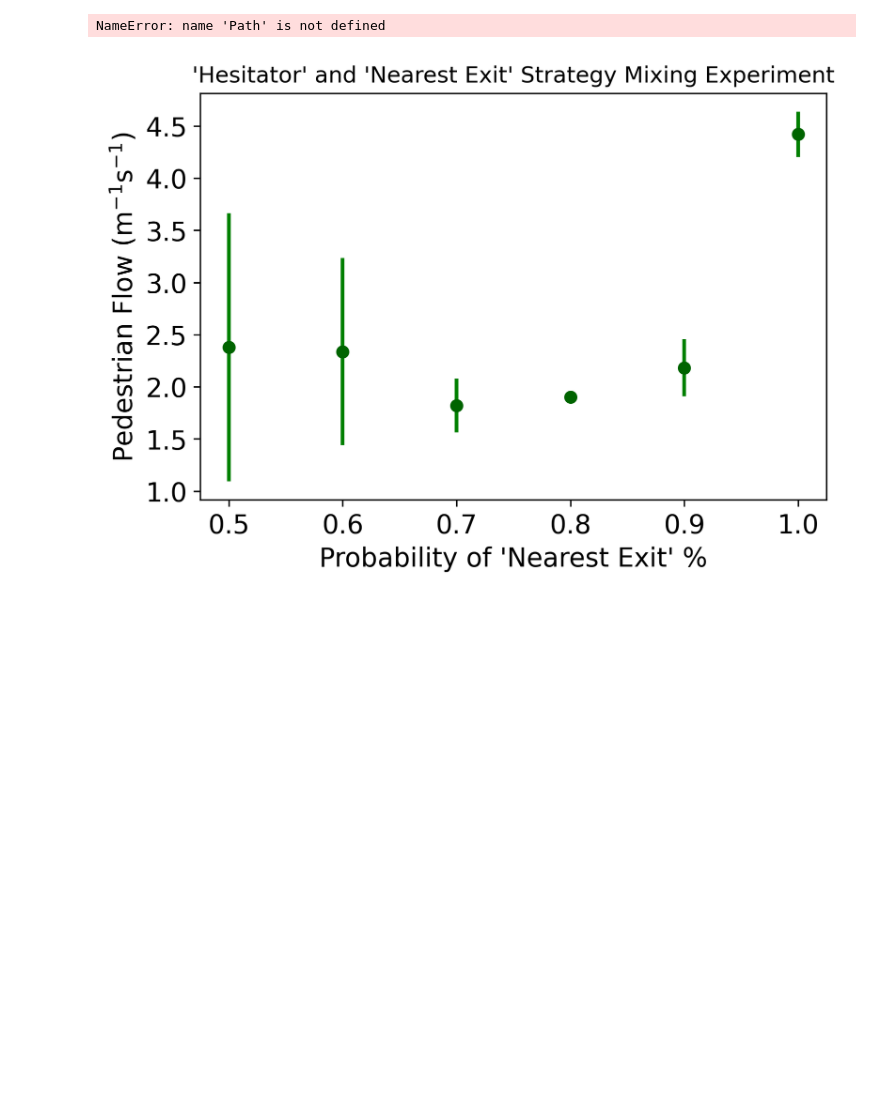
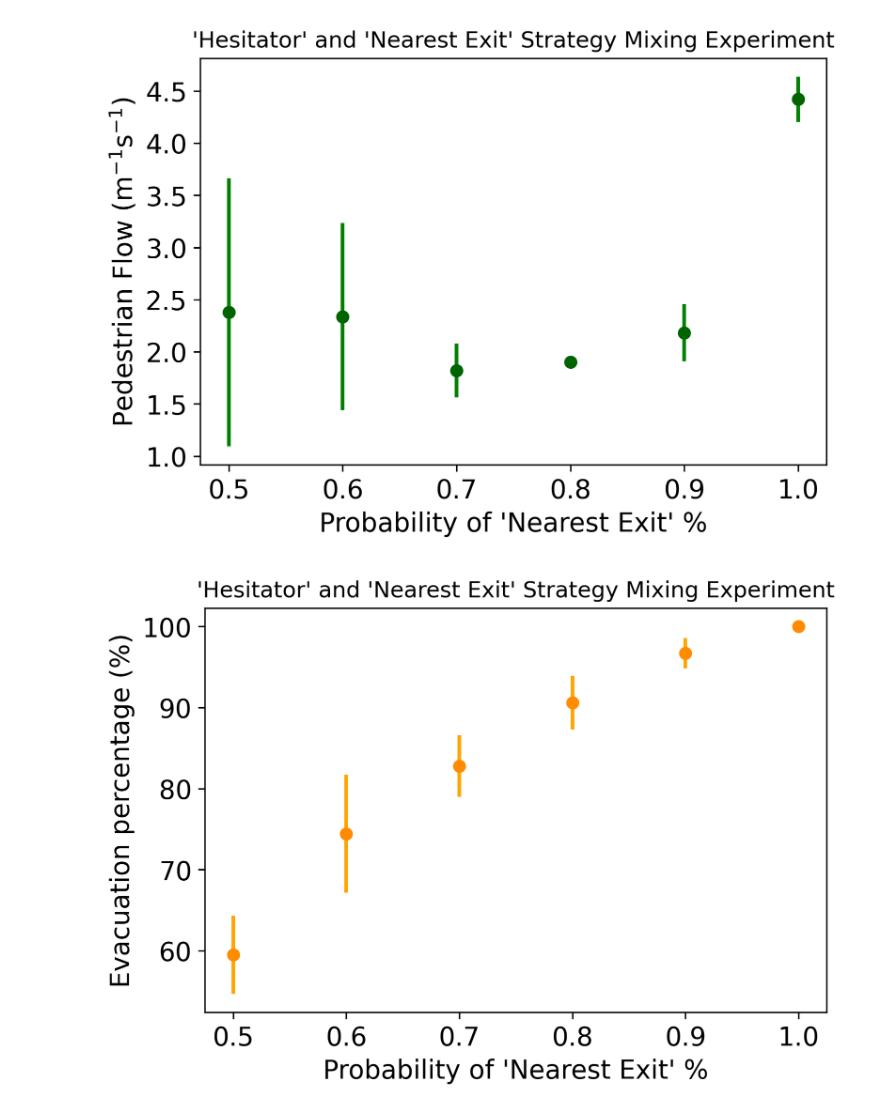
Before and after one commit to thijs-blom/agent-based-modelling, a Jupyter notebook: experiments/Data_Analysis_Door.ipynb, the cells around one changed output. Cells and saved outputs as stored; diff of their text form; code cells hidden in the pictures; blank space fills up the shorter version.

```diff
--- a/experiments/Data_Analysis_Door.ipynb
+++ b/experiments/Data_Analysis_Door.ipynb
@@ -106,7 +107,15 @@ def plot_all_vars(data, param):
 # %%
 for param in ("Flow", "Evacuation percentage"):
         plot_all_vars(data, param)
         plt.show()
+
+data_strategy = pd.read_csv('data/Exp_Prob_DistinctSamples10_MaxSteps10000_Repi5_Vision2_pop200.csv')
+data = {}
+data['prob_nearest'] = data_strategy
+
+for param in ("Flow", "Evacuation percentage"):
+        plot_all_vars(data, param)
+        plt.show()
 # %% [output]
-NameError: name 'Path' is not defined
 [figure]
+[figure, added]
```
Also changed, not shown: parts of 5 cells of this notebook, 3 other files.
